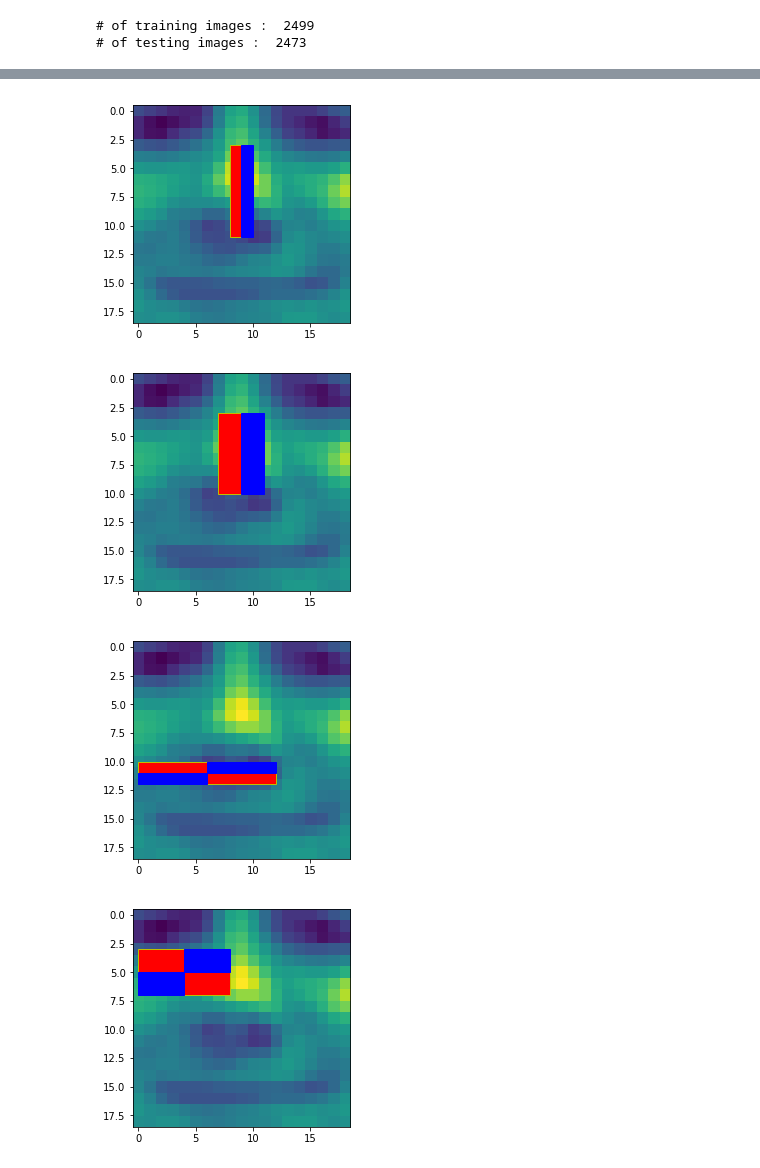
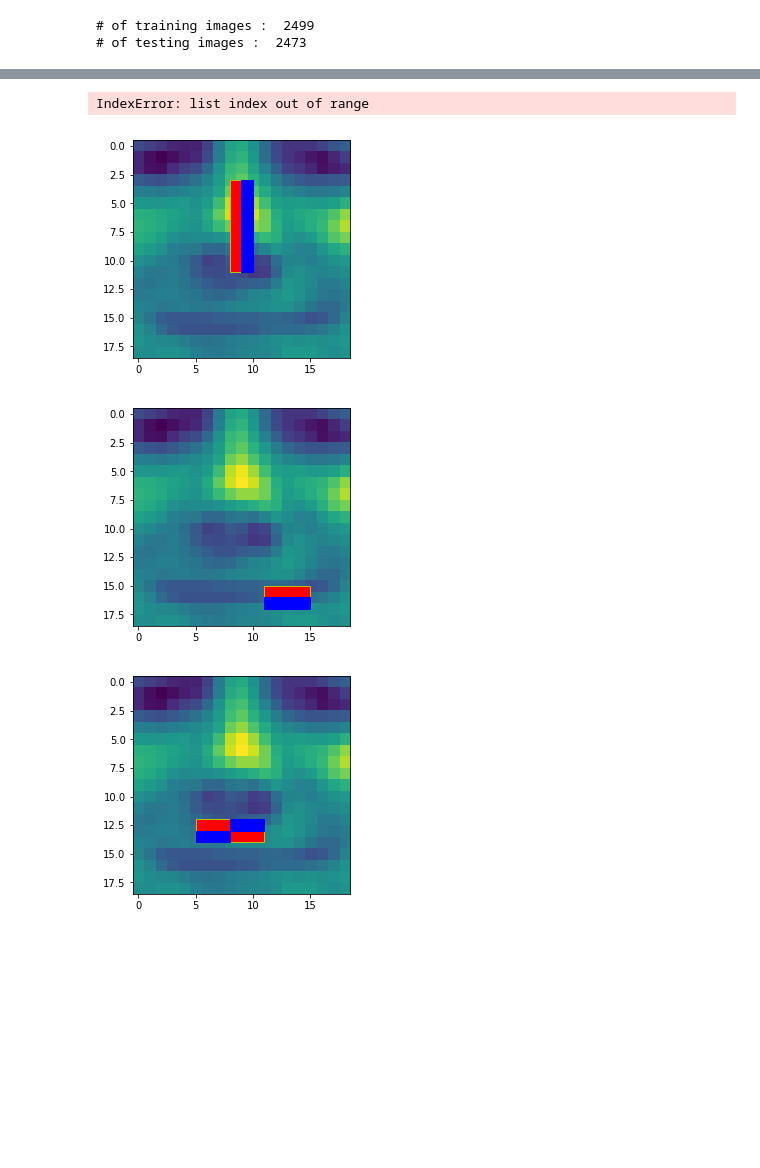
Before and after one commit to ChiehFu/649_viola_jone, a Jupyter notebook: viola_jone.ipynb, the cells around one changed output, grey strips where cells are left out. Cells and saved outputs as stored; diff of their text form; code cells hidden in the pictures; blank space fills up the shorter version.

```diff
--- a/viola_jone.ipynb
+++ b/viola_jone.ipynb
@@ -422,7 +422,7 @@ import matplotlib.patches as patches
 from PIL import Image
 import numpy as np
 %matplotlib inline
-
+model = read_mode('./save_models/model_fnr')
 print("Show the detail of model classifiers : \n")
 show_clf_detail(model)
 # %% [output]
@@ -446,7 +446,7 @@ Training accuracy: 0.8283313325330132
+IndexError: list index out of range
 [figure]
-[figure, old version]
+[figure, new version]
-[figure, old version]
+[figure, new version]
-[figure, removed]
 # %%
 print("Show the testing accuracy of model : ")
 test_all_round(model, testData)
```
Also changed, not shown: parts of 2 cells of this notebook, 1 other file.
